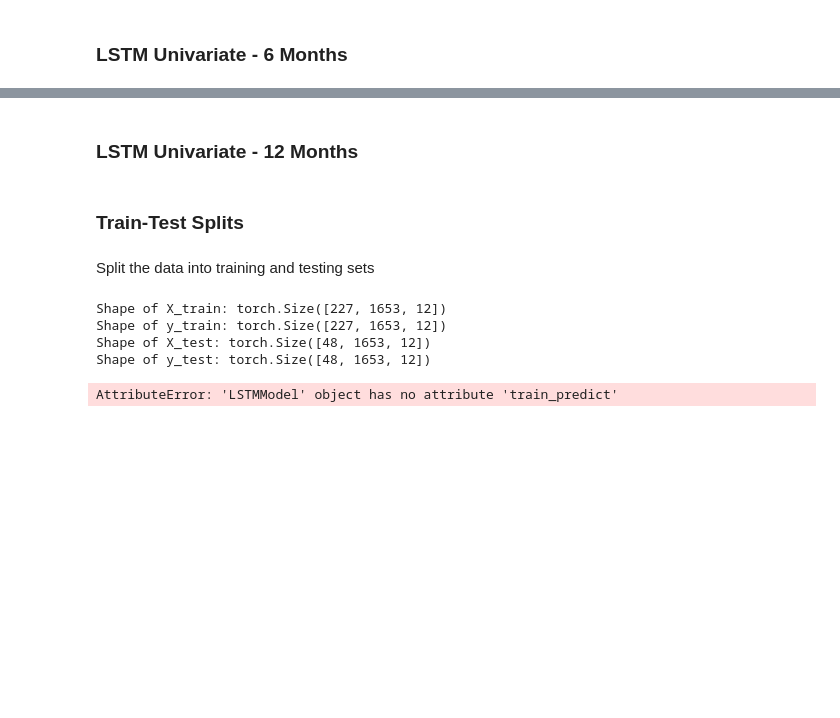
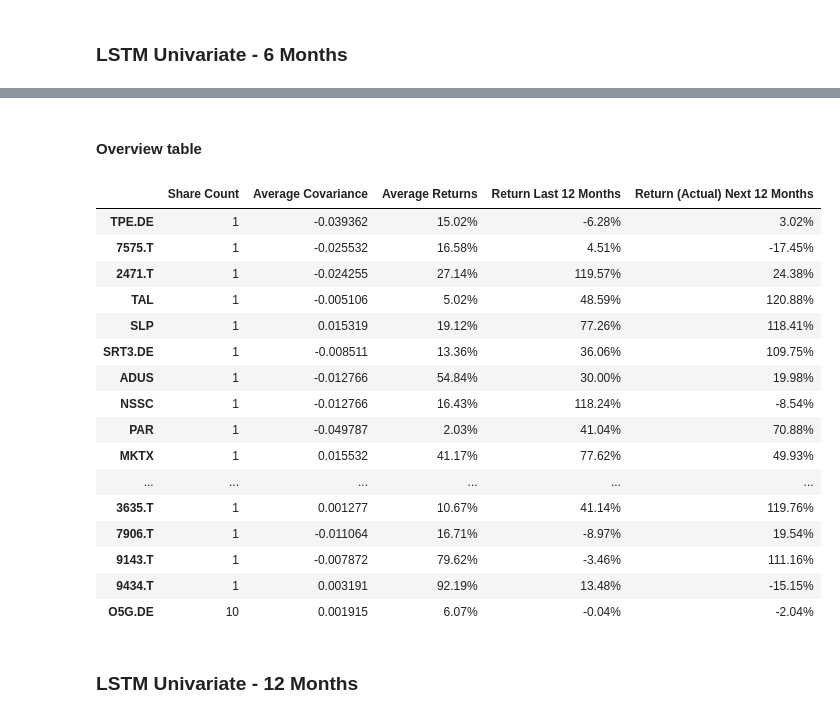
Before and after one commit to Herb-sh/sustainability_portfolio_optimisation, a Jupyter notebook: notebooks/4. portfolio_optimisation/4.3. LSTM/4.3.2.LSTM_univariate.ipynb, the cells around one changed output, grey strips where cells are left out. Cells and saved outputs as stored; diff of their text form; code cells hidden in the pictures; blank space fills up the shorter version.

```diff
--- a/notebooks/4. portfolio_optimisation/4.3. LSTM/4.3.2.LSTM_univariate.ipynb
+++ b/notebooks/4. portfolio_optimisation/4.3. LSTM/4.3.2.LSTM_univariate.ipynb
@@ -114,10 +194,0 @@ Shape of y_test: torch.Size([54, 1653, 6])
-# %%
-importlib.reload(lstm_utils)
-
-# Model, Loss, Optimizer
-model_6m = LSTMModel(input_size=12, output_size=12).to(device)
-criterion = nn.MSELoss()  # Mean Squared Error for regression
-optimizer = optim.Adam(model_6m.parameters(), lr=0.001)
-
-# @TODO resume here (fix test output)
-model, y_train_pred, y_test_pred = lstm_utils.lstm_train_validate(model_6m, optimizer, X_train_6m, X_test_6m, y_train_6m, y_test_6m)
@@ -125,0 +198,4 @@ AttributeError: 'LSTMModel' object has no attribute 'train_predict'
+# %%
+df_train = X_train[:, :, -1].clone()
+y_test_pred_6m =  y_test_pred[0,:,:].T[0:6] # y_test_pred[:,:,5][0:6]
+y_test_pred_6m
@@ -125,0 +209,10 @@ AttributeError: 'LSTMModel' object has no attribute 'train_predict'
+# %%
+df_forecast_6m = pd.DataFrame(df_train.clone())
+df_forecast_6m = pd.concat([df_forecast_6m, pd.DataFrame(y_test_pred_6m)], ignore_index=True)
+# Assign back columns and indices to make human understandable
+df_forecast_6m.columns = df.columns
+df_forecast_6m.index = df_pct[(in_seq_length - 1) : len(df_forecast_6m) + (in_seq_length - 1)].index
+#
+df_forecast_6m = df_forecast_6m.tail(variables.TEST_YEARS_NR * 12)
+#
+df_forecast_6m.tail(3)
@@ -125,0 +226,5 @@ AttributeError: 'LSTMModel' object has no attribute 'train_predict'
+# %%
+importlib.reload(lstm_utils)
+importlib.reload(mpt_utils)
+
+weights_6m, mu_6m, S_6m, weights_all_6m = mpt_utils.portfolio_and_plot(df_forecast_6m, df)
@@ -126,22 +241,26 @@ AttributeError: 'LSTMModel' object has no attribute 'train_predict'
+# %% [markdown]
+#### Overview table
+# %%
+importlib.reload(mpt_utils)
+# Create overview
+mpt_utils.generate_overview_table(weights_all_6m, mu_6m, S_6m, df_pct)
+# %% [output]
+|  | Share Count | Average Covariance | Average Returns | Return Last 12 Months | Return (Actual) Next 12 Months |
+| TPE.DE | 1 | -0.039362 | 15.02% | -6.28% | 3.02% |
+| 7575.T | 1 | -0.025532 | 16.58% | 4.51% | -17.45% |
+| 2471.T | 1 | -0.024255 | 27.14% | 119.57% | 24.38% |
+| TAL | 1 | -0.005106 | 5.02% | 48.59% | 120.88% |
+| SLP | 1 | 0.015319 | 19.12% | 77.26% | 118.41% |
+| SRT3.DE | 1 | -0.008511 | 13.36% | 36.06% | 109.75% |
+| ADUS | 1 | -0.012766 | 54.84% | 30.00% | 19.98% |
+| NSSC | 1 | -0.012766 | 16.43% | 118.24% | -8.54% |
+| PAR | 1 | -0.049787 | 2.03% | 41.04% | 70.88% |
+| MKTX | 1 | 0.015532 | 41.17% | 77.62% | 49.93% |
+| ... | ... | ... | ... | ... | ... |
+| 3635.T | 1 | 0.001277 | 10.67% | 41.14% | 119.76% |
+| 7906.T | 1 | -0.011064 | 16.71% | -8.97% | 19.54% |
+| 9143.T | 1 | -0.007872 | 79.62% | -3.46% | 111.16% |
+| 9434.T | 1 | 0.003191 | 92.19% | 13.48% | -15.15% |
+| O5G.DE | 10 | 0.001915 | 6.07% | -0.04% | -2.04% |
 # %% [markdown]
 ### LSTM Univariate - 12 Months
-# %% [markdown]
-### Train-Test Splits
-# %% [markdown]
-Split the data into training and testing sets
-# %%
-importlib.reload(lstm_utils)
-
-# Set sequence length (e.g.,  12 time points)
-X_train_12m, X_test_12m, y_train_12m, y_test_12m = lstm_utils.split_train_test(df_time_series, [], in_seq_length=12, out_seq_length=12)
-
-# Check the shapes of the training and test data
-print("Shape of X_train:", X_train_12m.shape)
-print("Shape of y_train:", y_train_12m.shape)
-print("Shape of X_test:", X_test_12m.shape)
-print("Shape of y_test:", y_test_12m.shape)
-# %% [output]
-Shape of X_train: torch.Size([227, 1653, 12])
-Shape of y_train: torch.Size([227, 1653, 12])
-Shape of X_test: torch.Size([48, 1653, 12])
-Shape of y_test: torch.Size([48, 1653, 12])
@@ -153,6 +266,0 @@ optimizer = optim.Adam(model_12m.parameters(), lr=0.001)
-# %%
-importlib.reload(lstm_utils)
-#
-model, y_train_pred, y_test_pred = lstm_utils.lstm_train_validate(model_12m, optimizer, X_train_12m, X_test_12m, y_train_12m, y_test_12m)
-# %% [output]
-AttributeError: 'LSTMModel' object has no attribute 'train_predict'
```
Also changed, not shown: parts of 38 cells of this notebook, 3 other files.
